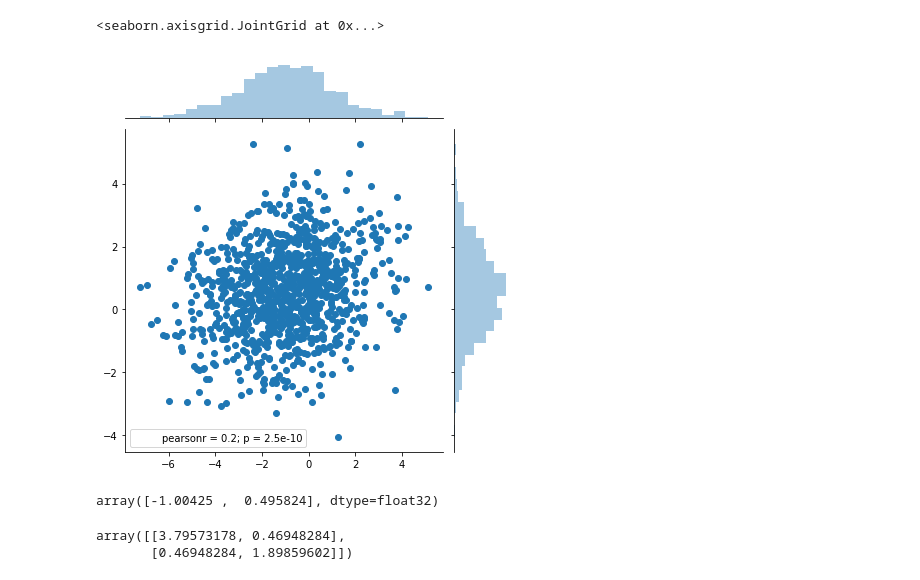
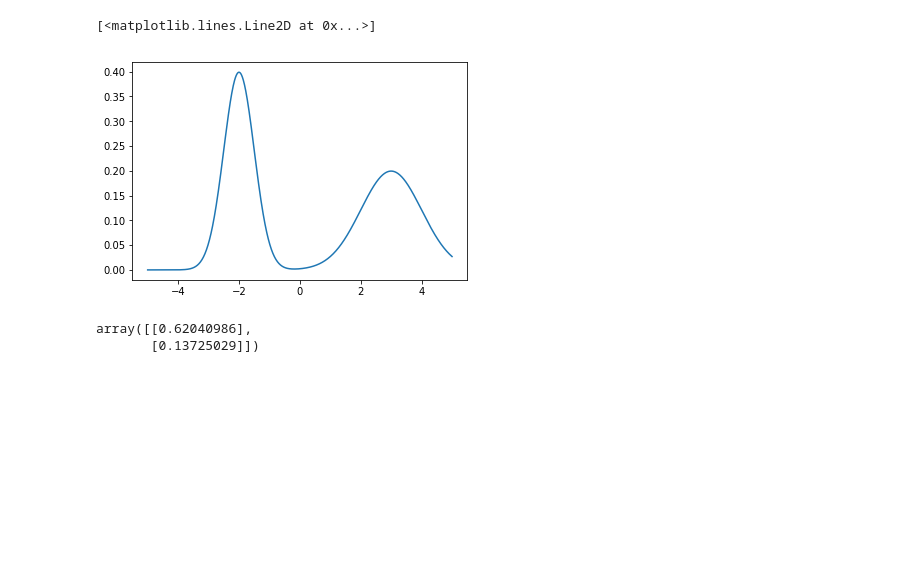
Before and after one commit to meta-inf/zhusuan, a Jupyter notebook: examples/svgd/toy.ipynb, the cells around one changed output. Saved outputs shown, nothing was run; the diff lists cells and outputs as text; code cells hidden in the pictures; blank space fills up the shorter version.

```diff
--- a/examples/svgd/toy.ipynb
+++ b/examples/svgd/toy.ipynb
@@ -54,15 +62,12 @@ sns.jointplot(particles[:, 0], particles[:, 1])
-# %%
-particles1 = (sess.run(dist.sample(1000)))
-sns.jointplot(particles1[:, 0], particles1[:, 1])
-# %% [output]
-<seaborn.axisgrid.JointGrid at 0x...>
-[figure, removed]
-# %%
-np.mean(particles,axis=0)
-# %% [output]
-array([-1.00425 ,  0.495824], dtype=float32)
-# %%
-np.cov(particles.T)
-# %% [output]
-array([[3.79573178, 0.46948284],
-       [0.46948284, 1.89859602]])
+# %%
+ax = np.linspace(-5, 5, 1000)
+axes = tf.constant(ax, dtype=tf.float32)
+plt.plot(ax, sess.run(tf.exp(log_joint({'dist':axes}))))
+# %% [output]
+[<matplotlib.lines.Line2D at 0x...>]
+[figure, added]
+# %%
+np.random.uniform(0, 1, [2, 1])<
+# %% [output]
+array([[0.62040986],
+       [0.13725029]])
```
Also changed, not shown: parts of 3 cells of this notebook, 2 other files.
